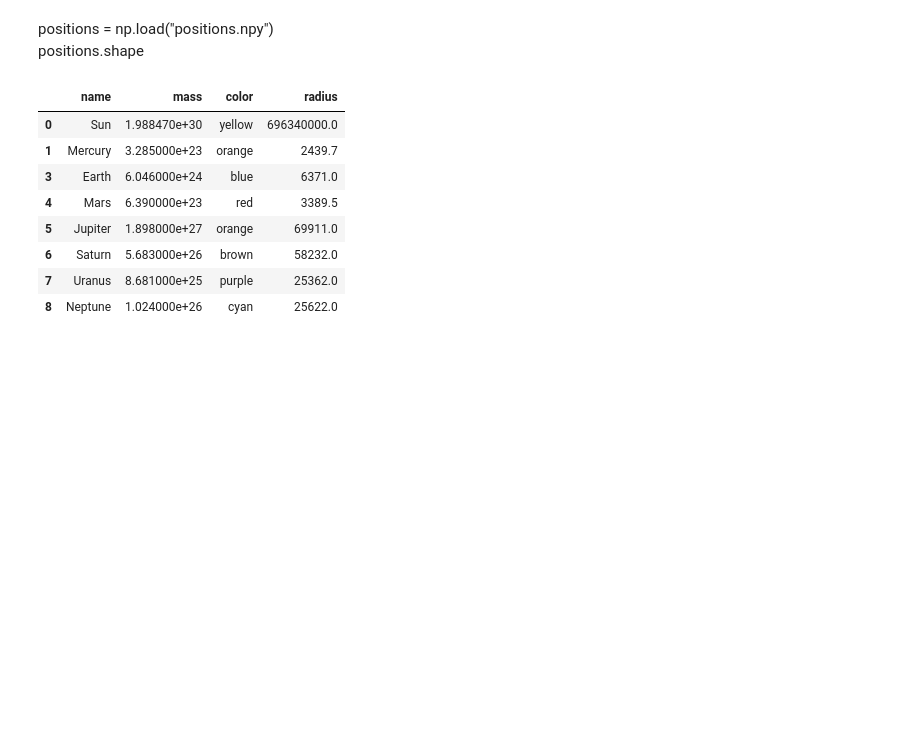
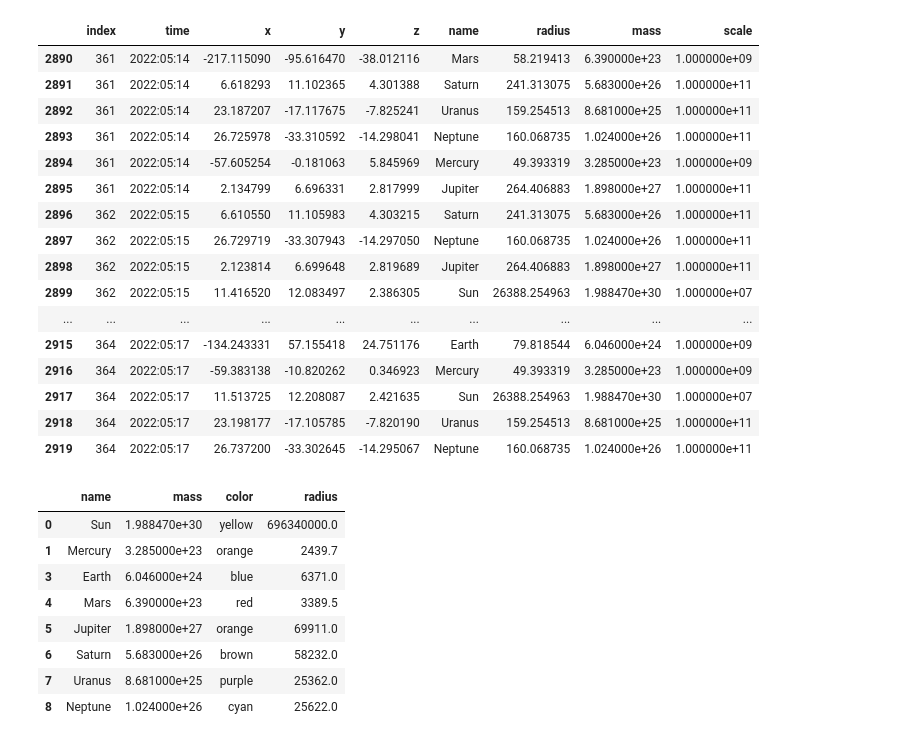
Before and after one commit to LuckyL00ser/MPS-Solar-System, a Jupyter notebook: Animation.ipynb, the cells around one changed output. Cells and saved outputs as stored; diff of their text form; code cells hidden in the pictures; blank space fills up the shorter version.

```diff
--- a/Animation.ipynb
+++ b/Animation.ipynb
@@ -19,7 +25,25 @@ def scale_axis(data: pd.DataFrame, scale: list) -> pd.DataFrame:
     return data
-# %% [markdown]
-positions = np.load("positions.npy")
-positions.shape
+# %%
+new = scale_axis(position_history)
+new.tail(30)
+# %% [output]
+|  | index | time | x | y | z | name | radius | mass | scale |
+| 2890 | 361 | 2022:05:14 | -217.115090 | -95.616470 | -38.012116 | Mars | 58.219413 | 6.390000e+23 | 1.000000e+09 |
+| 2891 | 361 | 2022:05:14 | 6.618293 | 11.102365 | 4.301388 | Saturn | 241.313075 | 5.683000e+26 | 1.000000e+11 |
+| 2892 | 361 | 2022:05:14 | 23.187207 | -17.117675 | -7.825241 | Uranus | 159.254513 | 8.681000e+25 | 1.000000e+11 |
+| 2893 | 361 | 2022:05:14 | 26.725978 | -33.310592 | -14.298041 | Neptune | 160.068735 | 1.024000e+26 | 1.000000e+11 |
+| 2894 | 361 | 2022:05:14 | -57.605254 | -0.181063 | 5.845969 | Mercury | 49.393319 | 3.285000e+23 | 1.000000e+09 |
+| 2895 | 361 | 2022:05:14 | 2.134799 | 6.696331 | 2.817999 | Jupiter | 264.406883 | 1.898000e+27 | 1.000000e+11 |
+| 2896 | 362 | 2022:05:15 | 6.610550 | 11.105983 | 4.303215 | Saturn | 241.313075 | 5.683000e+26 | 1.000000e+11 |
+| 2897 | 362 | 2022:05:15 | 26.729719 | -33.307943 | -14.297050 | Neptune | 160.068735 | 1.024000e+26 | 1.000000e+11 |
+| 2898 | 362 | 2022:05:15 | 2.123814 | 6.699648 | 2.819689 | Jupiter | 264.406883 | 1.898000e+27 | 1.000000e+11 |
+| 2899 | 362 | 2022:05:15 | 11.416520 | 12.083497 | 2.386305 | Sun | 26388.254963 | 1.988470e+30 | 1.000000e+07 |
+| ... | ... | ... | ... | ... | ... | ... | ... | ... | ... |
+| 2915 | 364 | 2022:05:17 | -134.243331 | 57.155418 | 24.751176 | Earth | 79.818544 | 6.046000e+24 | 1.000000e+09 |
+| 2916 | 364 | 2022:05:17 | -59.383138 | -10.820262 | 0.346923 | Mercury | 49.393319 | 3.285000e+23 | 1.000000e+09 |
+| 2917 | 364 | 2022:05:17 | 11.513725 | 12.208087 | 2.421635 | Sun | 26388.254963 | 1.988470e+30 | 1.000000e+07 |
+| 2918 | 364 | 2022:05:17 | 23.198177 | -17.105785 | -7.820190 | Uranus | 159.254513 | 8.681000e+25 | 1.000000e+11 |
+| 2919 | 364 | 2022:05:17 | 26.737200 | -33.302645 | -14.295067 | Neptune | 160.068735 | 1.024000e+26 | 1.000000e+11 |
 # %%
 planets_data = pd.read_csv("planets_data.csv", index_col=0)
 planets_data = planets_data[planets_data.name != "Venus"]
```
Also changed, not shown: parts of 4 cells of this notebook.
